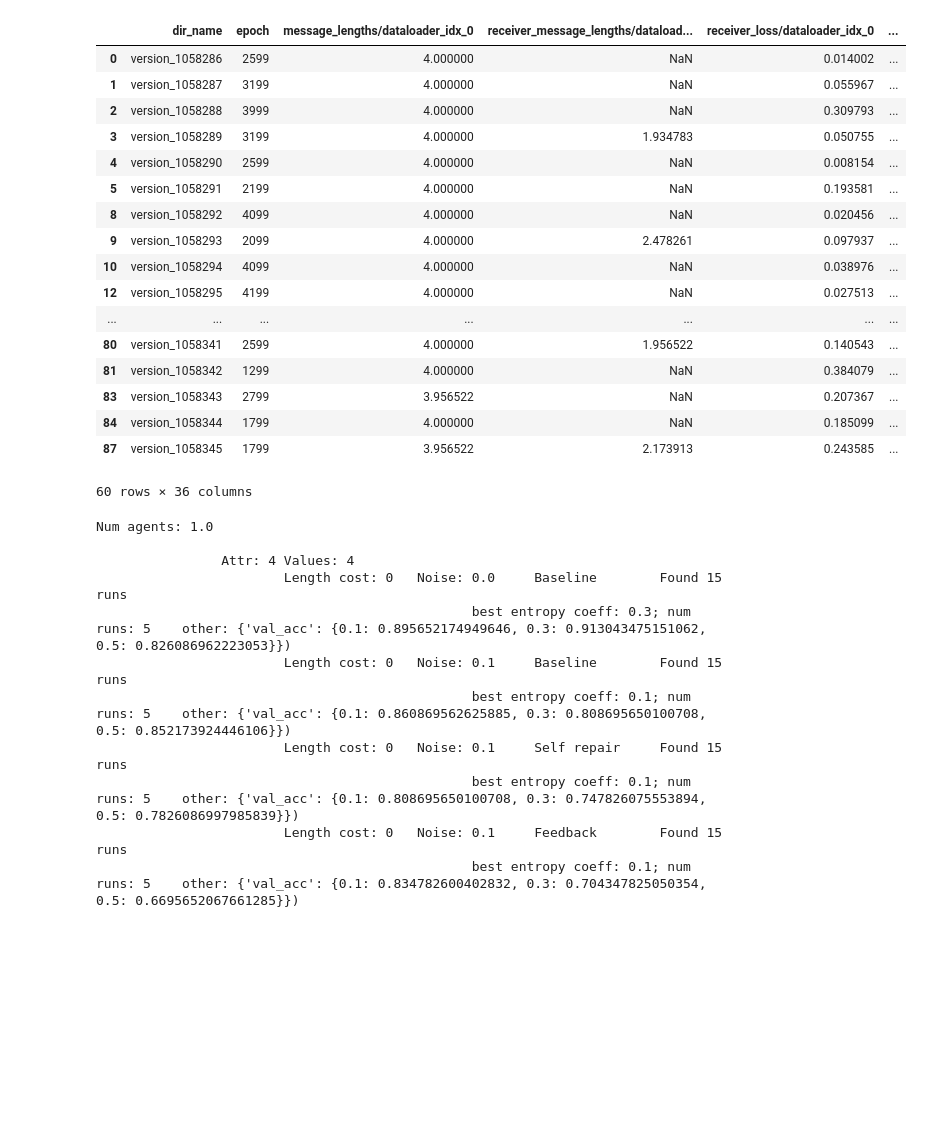
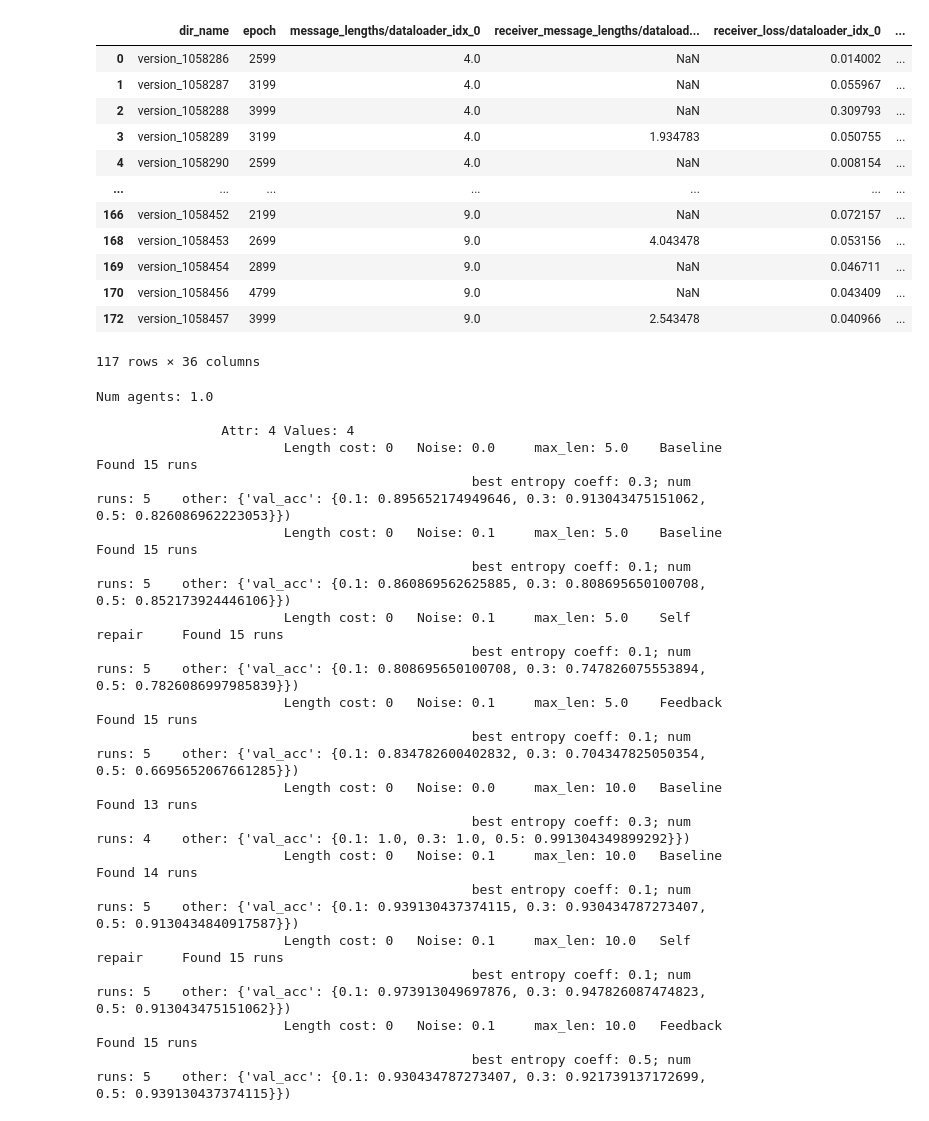
Before and after one commit to mitjanikolaus/emergent_communication, a Jupyter notebook: eval_grid_search_from_logs.ipynb, the cells around one changed output. Drawn from its saved outputs; the diff is of its cells as text; code cells hidden in the pictures; blank space fills up the shorter version.

```diff
--- a/eval_grid_search_from_logs.ipynb
+++ b/eval_grid_search_from_logs.ipynb
@@ -69,27 +51,3 @@ df
-# %%
-indices_best_steps = df.groupby("dir_name")[REFERENCE_METRIC].idxmax()
-
-df = df.loc[list(indices_best_steps)]
-df
-# %% [output]
-|  | dir_name | epoch | message_lengths/dataloader_idx_0 | receiver_message_lengths/dataload... | receiver_loss/dataloader_idx_0 | ... |
-| 0 | version_1058286 | 2599 | 4.000000 | NaN | 0.014002 | ... |
-| 1 | version_1058287 | 3199 | 4.000000 | NaN | 0.055967 | ... |
-| 2 | version_1058288 | 3999 | 4.000000 | NaN | 0.309793 | ... |
-| 3 | version_1058289 | 3199 | 4.000000 | 1.934783 | 0.050755 | ... |
-| 4 | version_1058290 | 2599 | 4.000000 | NaN | 0.008154 | ... |
-| 5 | version_1058291 | 2199 | 4.000000 | NaN | 0.193581 | ... |
-| 8 | version_1058292 | 4099 | 4.000000 | NaN | 0.020456 | ... |
-| 9 | version_1058293 | 2099 | 4.000000 | 2.478261 | 0.097937 | ... |
-| 10 | version_1058294 | 4099 | 4.000000 | NaN | 0.038976 | ... |
-| 12 | version_1058295 | 4199 | 4.000000 | NaN | 0.027513 | ... |
-| ... | ... | ... | ... | ... | ... | ... |
-| 80 | version_1058341 | 2599 | 4.000000 | 1.956522 | 0.140543 | ... |
-| 81 | version_1058342 | 1299 | 4.000000 | NaN | 0.384079 | ... |
-| 83 | version_1058343 | 2799 | 3.956522 | NaN | 0.207367 | ... |
-| 84 | version_1058344 | 1799 | 4.000000 | NaN | 0.185099 | ... |
-| 87 | version_1058345 | 1799 | 3.956522 | 2.173913 | 0.243585 | ... |
-60 rows × 36 columns
 # %%
 from tbparse import SummaryReader
 
@@ -114,5 +69,26 @@ def fix_duplicate_value(val, allow_offset=None):
         return val
 
 hp = hp.applymap(fix_duplicate_value)
+# %%
+REFERENCE_METRIC = "val_acc"
+
+indices_best_steps = results_df.groupby("dir_name")[REFERENCE_METRIC].idxmax()
+
+df = results_df.loc[list(indices_best_steps)].copy()
+df
+# %% [output]
+|  | dir_name | epoch | message_lengths/dataloader_idx_0 | receiver_message_lengths/dataload... | receiver_loss/dataloader_idx_0 | ... |
+| 0 | version_1058286 | 2599 | 4.0 | NaN | 0.014002 | ... |
+| 1 | version_1058287 | 3199 | 4.0 | NaN | 0.055967 | ... |
+| 2 | version_1058288 | 3999 | 4.0 | NaN | 0.309793 | ... |
+| 3 | version_1058289 | 3199 | 4.0 | 1.934783 | 0.050755 | ... |
+| 4 | version_1058290 | 2599 | 4.0 | NaN | 0.008154 | ... |
+| ... | ... | ... | ... | ... | ... | ... |
+| 166 | version_1058452 | 2199 | 9.0 | NaN | 0.072157 | ... |
+| 168 | version_1058453 | 2699 | 9.0 | 4.043478 | 0.053156 | ... |
+| 169 | version_1058454 | 2899 | 9.0 | NaN | 0.046711 | ... |
+| 170 | version_1058456 | 4799 | 9.0 | NaN | 0.043409 | ... |
+| 172 | version_1058457 | 3999 | 9.0 | 2.543478 | 0.040966 | ... |
+117 rows × 36 columns
 # %%
 df.set_index("dir_name", inplace=True, drop=False)
@@ -160,7 +136,7 @@ for num_agents in num_agents_values:
                             if len(df_config) == 0:
                                 continue
 
-                            print(f"\t\t\tLength cost: {length_cost}\t Noise: {noise}", end="")
+                            print(f"\t\t\tLength cost: {length_cost}\t Noise: {noise}\tmax_len: {max_len}", end="")
 
                             if feedback:
                                 print("\tFeedback", end="")
@@ -188,14 +164,22 @@ data = pd.concat(runs_best_entropy, ignore_index=True)
 Num agents: 1.0
 
                 Attr: 4 Values: 4
-                        Length cost: 0   Noise: 0.0     Baseline        Found 15 runs
+                        Length cost: 0   Noise: 0.0     max_len: 5.0    Baseline        Found 15 runs
                                                 best entropy coeff: 0.3; num runs: 5    other: {'val_acc': {0.1: 0.895652174949646, 0.3: 0.913043475151062, 0.5: 0.826086962223053}})
-                        Length cost: 0   Noise: 0.1     Baseline        Found 15 runs
+                        Length cost: 0   Noise: 0.1     max_len: 5.0    Baseline        Found 15 runs
                                                 best entropy coeff: 0.1; num runs: 5    other: {'val_acc': {0.1: 0.860869562625885, 0.3: 0.808695650100708, 0.5: 0.852173924446106}})
-                        Length cost: 0   Noise: 0.1     Self repair     Found 15 runs
+                        Length cost: 0   Noise: 0.1     max_len: 5.0    Self repair     Found 15 runs
                                                 best entropy coeff: 0.1; num runs: 5    other: {'val_acc': {0.1: 0.808695650100708, 0.3: 0.747826075553894, 0.5: 0.7826086997985839}})
-                        Length cost: 0   Noise: 0.1     Feedback        Found 15 runs
+                        Length cost: 0   Noise: 0.1     max_len: 5.0    Feedback        Found 15 runs
                                                 best entropy coeff: 0.1; num runs: 5    other: {'val_acc': {0.1: 0.834782600402832, 0.3: 0.704347825050354, 0.5: 0.6695652067661285}})
+                        Length cost: 0   Noise: 0.0     max_len: 10.0   Baseline        Found 13 runs
+                                                best entropy coeff: 0.3; num runs: 4    other: {'val_acc': {0.1: 1.0, 0.3: 1.0, 0.5: 0.991304349899292}})
+                        Length cost: 0   Noise: 0.1     max_len: 10.0   Baseline        Found 14 runs
+                                                best entropy coeff: 0.1; num runs: 5    other: {'val_acc': {0.1: 0.939130437374115, 0.3: 0.930434787273407, 0.5: 0.9130434840917587}})
+                        Length cost: 0   Noise: 0.1     max_len: 10.0   Self repair     Found 15 runs
+                                                best entropy coeff: 0.1; num runs: 5    other: {'val_acc': {0.1: 0.973913049697876, 0.3: 0.947826087474823, 0.5: 0.913043475151062}})
+                        Length cost: 0   Noise: 0.1     max_len: 10.0   Feedback        Found 15 runs
+                                                best entropy coeff: 0.5; num runs: 5    other: {'val_acc': {0.1: 0.930434787273407, 0.3: 0.921739137172699, 0.5: 0.939130437374115}})
 # %%
 def calc_capacity(row):
     return math.pow(row.num_values, row.num_attributes)
```
Also changed, not shown: parts of 6 cells of this notebook, 1 other file.
